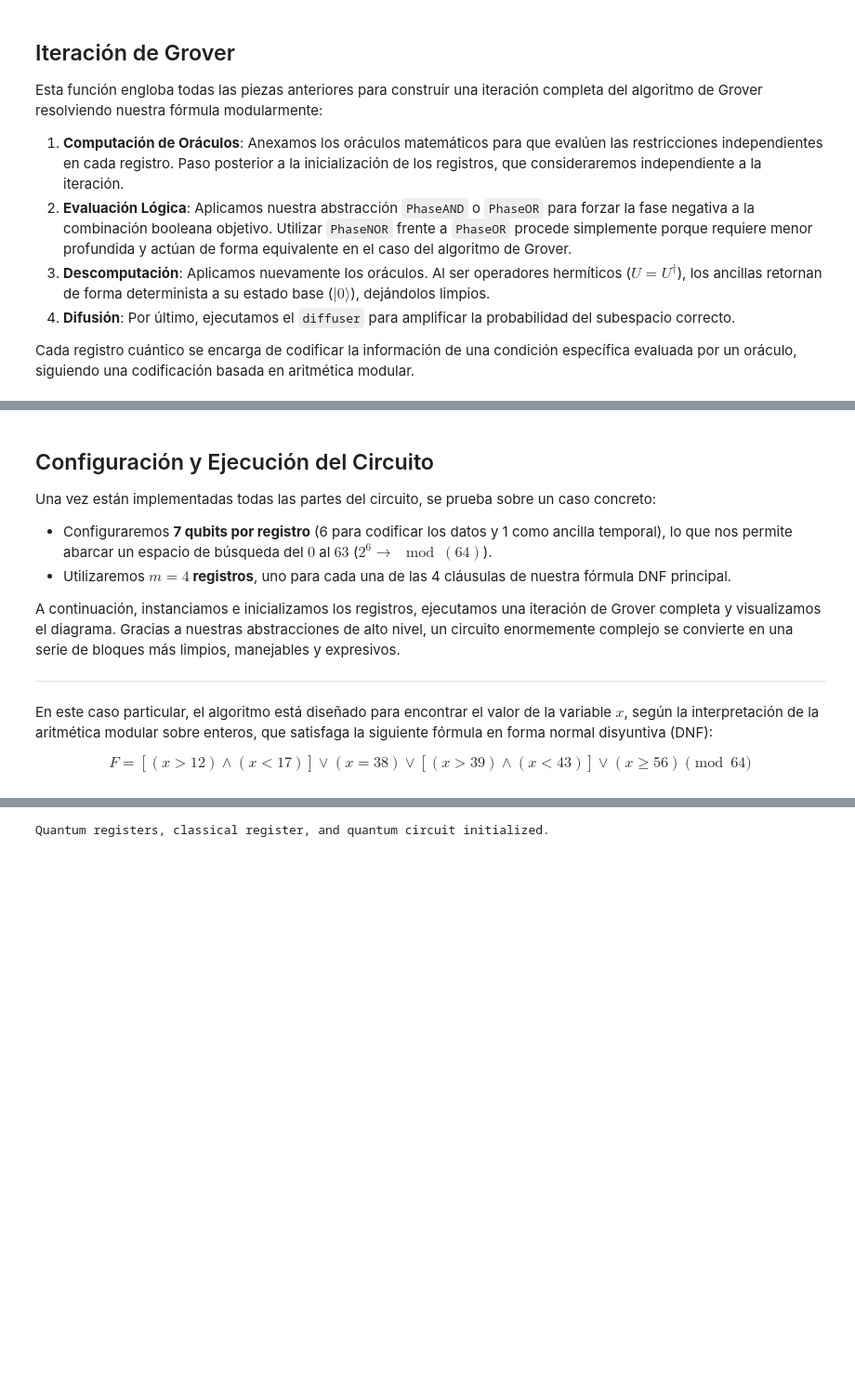
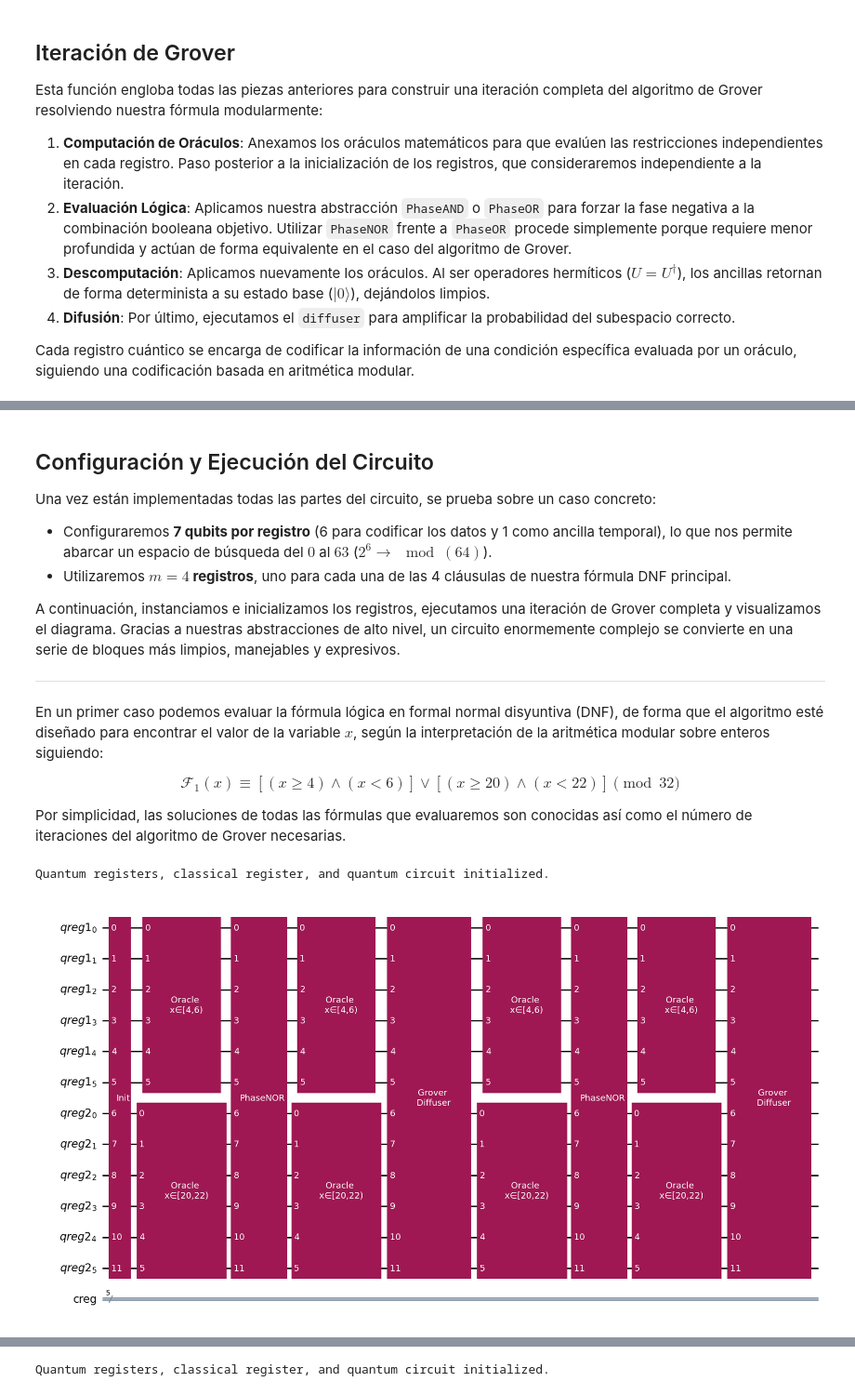
Before and after one commit to davidchs/programando-abstraccion-cuantica, a Jupyter notebook: notebooks/quantum-SMT-solver.ipynb, the cells around one changed output, grey strips where cells are left out. Shown at 93% size. Drawn from its saved outputs; the diff is of its cells as text; code cells hidden in the pictures; blank space fills up the shorter version.

```diff
--- a/notebooks/quantum-SMT-solver.ipynb
+++ b/notebooks/quantum-SMT-solver.ipynb
@@ -34,7 +34,7 @@ Esta función engloba todas las piezas anteriores para construir una iteración
 Cada registro cuántico se encarga de codificar la información de una condición específica evaluada por un oráculo, siguiendo una codificación basada en aritmética modular.
 # %%
 def grover_iteration(main_circuit: QuantumCircuit, q_regs: list, oracles: list,
-                     qubits: int, k: int):
+                     qubits: int, k: int, normal_form: str):
   """
   Applies a single iteration of Grover's algorithm to the quantum circuit.
   This involves applying probability oracles, a boolean combination, and the
@@ -50,6 +50,8 @@ def grover_iteration(main_circuit: QuantumCircuit, q_regs: list, oracles: list,
       qubits (int): The total number of qubits in each register, including the
                     ancilla qubit.
       k (int): Number of Grover iterations needed for solution amplification
+      normal_form (str): String that determines if the formula evaluated is in
+                         DNF (OR) or CNF (AND)
 
   Returns:
       QuantumCircuit: The modified Qiskit QuantumCircuit object after one Grover
@@ -66,7 +68,15 @@ def grover_iteration(main_circuit: QuantumCircuit, q_regs: list, oracles: list,
     # consider that the amplification will be done on the minority subspace.
     # That is, if the PhaseNOR gate is applied but it marks most states, then the
     # ones that satisfy the OR relation will be amplified instead.
-    PhaseNOR(main_circuit, q_regs, qubits)
+    if normal_form == 'OR':
+      PhaseNOR(main_circuit, q_regs, qubits)
+    elif normal_form == 'AND':
+      PhaseAND(main_circuit, q_regs, qubits)
+    else:
+      raise ValueError(
+          f"Invalid normal_form: '{normal_form}'. "
+          "Expected 'OR' or 'AND'."
+      )
 
     # Composing of the oracles adjoints into the circuit
     for oracle, idx in oracles:
@@ -89,6 +178,37 @@ A continuación, instanciamos e inicializamos los registros, ejecutamos una iter
 
 ---
 
-En este caso particular, el algoritmo está diseñado para encontrar el valor de la variable $x$, según la interpretación de la aritmética modular sobre enteros, que satisfaga la siguiente fórmula en forma normal disyuntiva (DNF):
+En un primer caso podemos evaluar la fórmula lógica en formal normal disyuntiva (DNF), de forma que el algoritmo esté diseñado para encontrar el valor de la variable $x$, según la interpretación de la aritmética modular sobre enteros siguiendo:
 
-$$F = [(x > 12) \land (x < 17)] \lor (x = 38) \lor [(x > 39) \land (x < 43)] \lor (x \ge 56) \pmod{64}$$
+$$\mathcal{F}_1(x) \equiv [(x \ge 4) \land (x < 6)] \lor [(x \ge 20) \land (x < 22)] \pmod{32}$$
+
+Por simplicidad, las soluciones de todas las fórmulas que evaluaremos son conocidas así como el número de iteraciones del algoritmo de Grover necesarias.
+# %%
+qubits = 6 # Number of qubits in each register, including the ancilla
+m = 2 # Number of clauses (number of registers)
+k = 2 # Number of Grover iterations
+
+# List of oracles implemented as constraints
+# Beware that this implementation is manual, so the number of oracles and
+# registers must add up
+oracles = [None] * m
+oracles[0] = (oracle_interval(4, 6, qubits-1), 0)
+oracles[1] = (oracle_interval(20, 22, qubits-1), 1)
+normal_form = 'OR'
+# This case solves the formula in DNF:
+#  F = [(x >= 4) ∧ (x < 6)] ∨ [(x >= 20) ∧ (x < 22)] (mod 32)
+
+q_regs = [QuantumRegister(qubits, f'qreg{j+1}') for j in range(m)]
+cr = ClassicalRegister(qubits-1, 'creg')
+main_circuit = QuantumCircuit(*q_regs, cr)
+print('Quantum registers, classical register, and quantum circuit initialized.')
+
+init(main_circuit, q_regs, qubits)
+grover_iteration(main_circuit, q_regs, oracles, qubits, k, normal_form)
+
+circuit_path = results_dir / "circuit_SMT_{}_mod{}.png".format(normal_form,
+                                                               2**(qubits-1))
+main_circuit.draw('mpl', fold=-1, filename=str(circuit_path))
+# %% [output]
+Quantum registers, classical register, and quantum circuit initialized.
+[figure, added]
```
Also changed, not shown: parts of 13 cells of this notebook.
